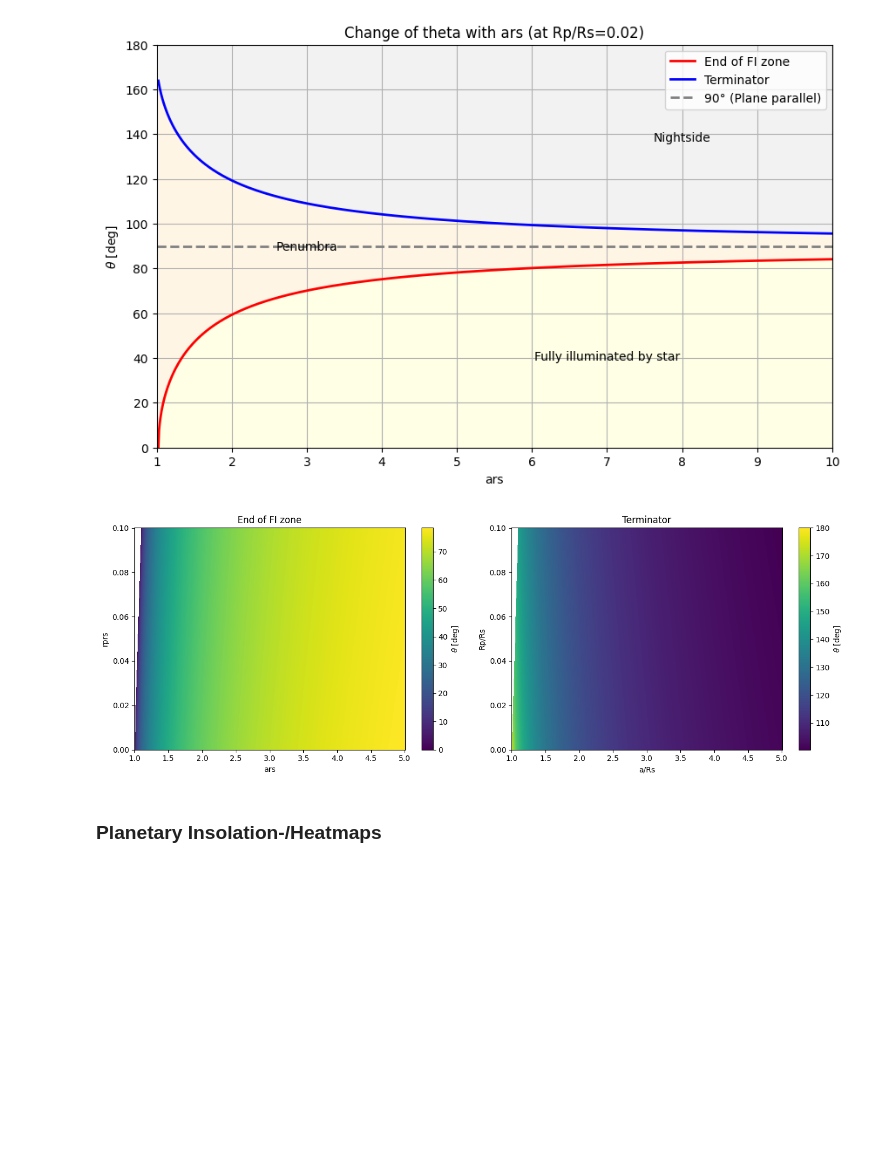
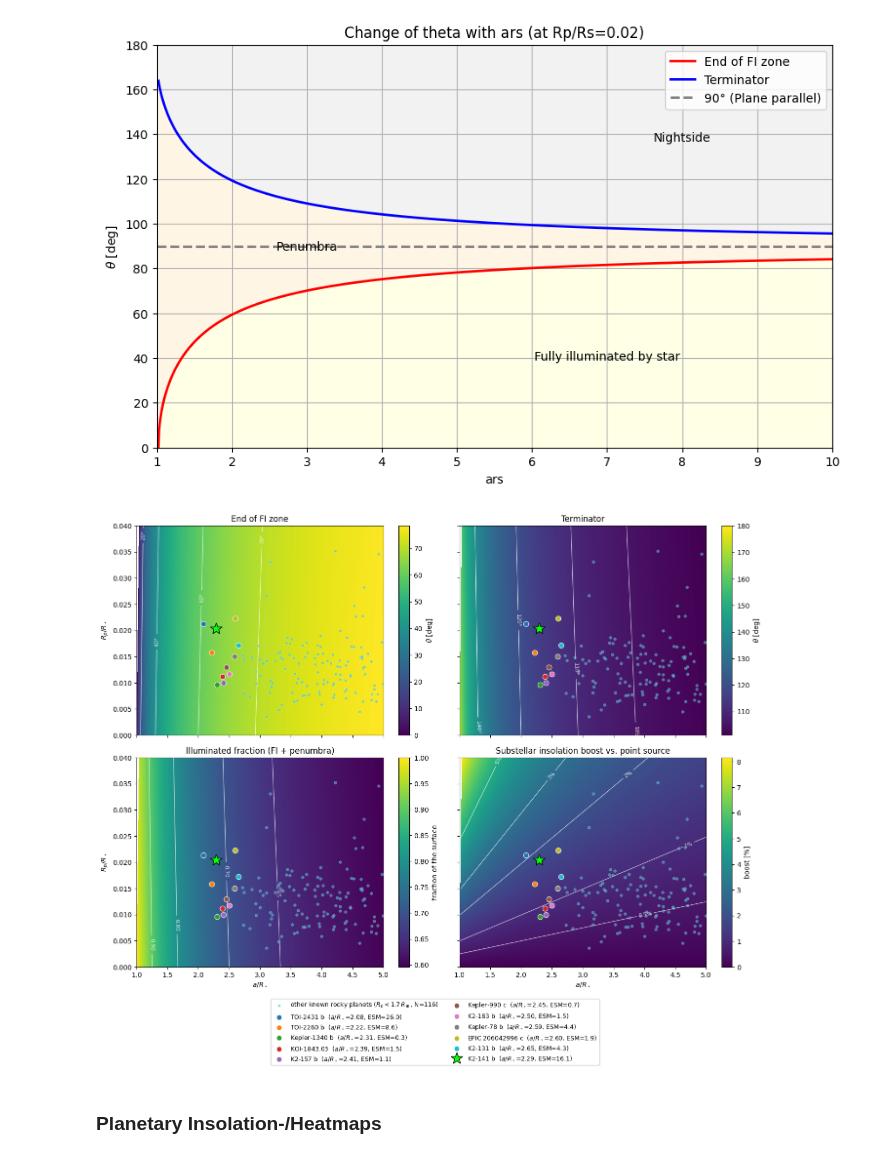
Before and after one commit to JonasSpiller/HyperPhase, a Jupyter notebook: Hyperillumination/test_Hyperillumination.ipynb, the cells around one changed output. Saved outputs shown, nothing was run; the diff lists cells and outputs as text; code cells hidden in the pictures; blank space fills up the shorter version.

Commit message:
hyperillum planet heat map

```diff
--- a/Hyperillumination/test_Hyperillumination.ipynb
+++ b/Hyperillumination/test_Hyperillumination.ipynb
@@ -4,6 +4,13 @@ import matplotlib.pyplot as plt
 from hyperillumination_utils import *
 from astro_utils import *
 from HItargets_utils import hi_planets_by_name
+import os, contextlib, io
+from dataclasses import replace
+with contextlib.redirect_stdout(io.StringIO()):   # mute "no spidermanrc file detected"
+    from simple_bias_analysis import overlay_planets
+
+# Exoplanet Archive (to overlay known rocky planets on the a/Rs - Rp/Rs maps)
+AGG = os.path.join(os.path.dirname(os.path.abspath('')), 'NASAExoplanetArchive', 'NASAExoArchive_2026-08-21_aggregate_short.csv')
 # %%
 # Data from K2-141b (Malavolta et al. 2018, Barragán et al. 2018)
 K2_141b = hi_planets_by_name("K2-141 b")
@@ -132,35 +139,41 @@ plt.grid()
 plt.show()
 # %% [output]
 [figure]
-# %%
-rprs_grid = np.linspace(0., 0.1, 1000)   # r1/r2
-ars_grid = np.linspace(1., 5., 1000)    # R/r2
-RPRS, ARS = np.meshgrid(rprs_grid, ars_grid, indexing="ij")
-
-cos_inner = (RPRS + 1) / ARS
-cos_outer = (RPRS - 1) / ARS
-
-theta_inner_grid = np.where(np.abs(cos_inner) <= 1., np.degrees(np.arccos(np.clip(cos_inner, -1., 1.))), np.nan)
-theta_outer_grid = np.where(np.abs(cos_inner) <= 1., np.degrees(np.arccos(np.clip(cos_outer, -1., 1.))), np.nan)
-
-fig, axs = plt.subplots(1, 2, figsize=(14, 5))
-
-im0 = axs[0].pcolormesh(ars_grid, rprs_grid, theta_inner_grid, shading="auto", cmap="viridis")
-axs[0].set_title("End of FI zone")
-axs[0].set_xlabel("ars")
-axs[0].set_ylabel("rprs")
-fig.colorbar(im0, ax=axs[0], label=r"$\theta$ [deg]")
-
-im1 = axs[1].pcolormesh(ars_grid, rprs_grid, theta_outer_grid, shading="auto", cmap="viridis")
-axs[1].set_title("Terminator")
-axs[1].set_xlabel("a/Rs")
-axs[1].set_ylabel("Rp/Rs")
-fig.colorbar(im1, ax=axs[1], label=r"$\theta$ [deg]")
-
-plt.tight_layout()
-plt.show()
-# %% [output]
-[figure, removed]
+# %%
+rprs_grid = np.linspace(0., 0.04, 1000)   # r1/r2
+ars_grid = np.linspace(1., 5., 1000)    # R/r2
+RPRS, ARS = np.meshgrid(rprs_grid, ars_grid, indexing="ij")
+valid = ARS >= 1. + RPRS                  # otherwise the planet overlaps the star
+
+# The whole grid as ONE PlanetParams with array-valued r1, R (r2 = 1): the class methods are elementwise, so the maps use exactly the same definitions as for a single planet
+grid_planet = replace(K2_141b, r1=RPRS, r2=1., R=ARS)
+with np.errstate(invalid="ignore", divide="ignore"):
+    maps = [
+        (grid_planet.terminator_penumbra(unit="deg"),   "End of FI zone",                             r"$\theta$ [deg]",   [20, 40, 60, 70],     "%d°"),
+        (grid_planet.terminator_nightside(unit="deg"),  "Terminator",                                 r"$\theta$ [deg]",   [105, 110, 120, 140], "%d°"),
+        (grid_planet.fraction_illuminated(),            "Illuminated fraction (FI + penumbra)",       "fraction of the surface", [0.65, 0.7, 0.8, 0.9], "%.2f"),
+        (100. * grid_planet.substellar_boost(),         "Substellar insolation boost vs. point source", "boost [%]",     [0.5, 1, 2, 3, 5],    "%g%%"),
+    ]
+
+fig, axs = plt.subplots(2, 2, figsize=(14, 10), sharex=True, sharey=True)
+for ax, (z, title, clabel, levels, fmt) in zip(axs.flat, maps):
+    z = np.where(valid, z, np.nan)
+    im = ax.pcolormesh(ars_grid, rprs_grid, z, shading="auto", cmap="viridis")
+    cs = ax.contour(ars_grid, rprs_grid, z, levels=levels, colors="w", linewidths=.8, alpha=.8)
+    ax.clabel(cs, fmt=fmt, fontsize=8, inline_spacing=3)
+    fig.colorbar(im, ax=ax, label=clabel)
+    overlay_planets(AGG, ax, "pl_ratror", (rprs_grid[0], rprs_grid[-1]), a_rs_lim=(ars_grid[0], ars_grid[-1]), target=K2_141b)
+    ax.set_title(title)
+    ax.set_xlim(ars_grid[0], ars_grid[-1]); ax.set_ylim(rprs_grid[0], rprs_grid[-1])
+for ax in axs[1]: ax.set_xlabel(r"$a/R_\star$")
+for ax in axs[:, 0]: ax.set_ylabel(r"$R_p/R_\star$")
+
+# one shared legend: the 10 rocky planets with the smallest a/Rs are named, the rest are background dots
+fig.legend(*axs[0, 0].get_legend_handles_labels(), loc="upper center", bbox_to_anchor=(0.5, 0.0), ncol=2, fontsize=9, framealpha=.9)
+plt.tight_layout()
+plt.show()
+# %% [output]
+[figure, added]
 # %% [markdown]
 ### Planetary Insolation-/Heatmaps
 # %%
```
Also changed, not shown: parts of 1 cell of this notebook.
